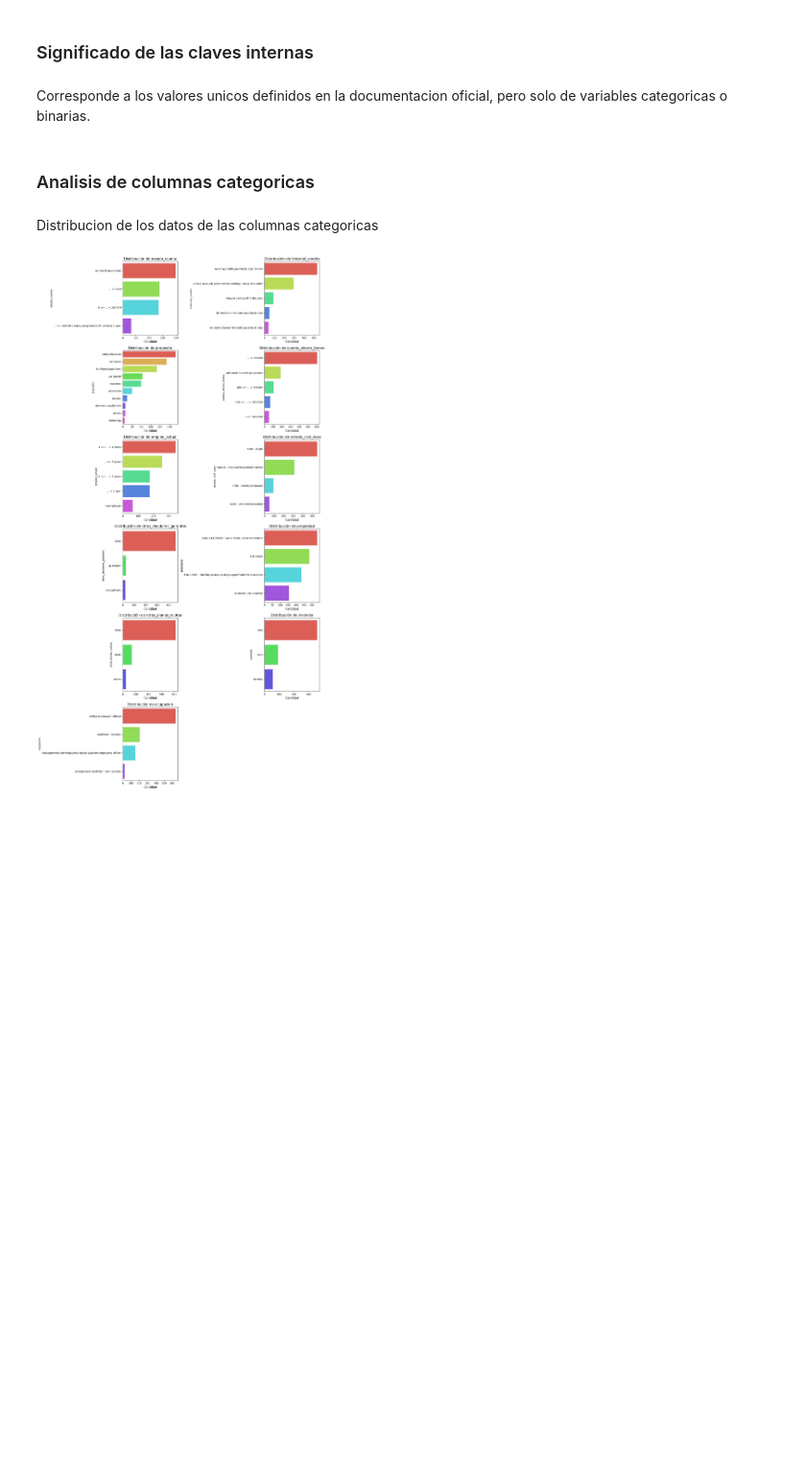
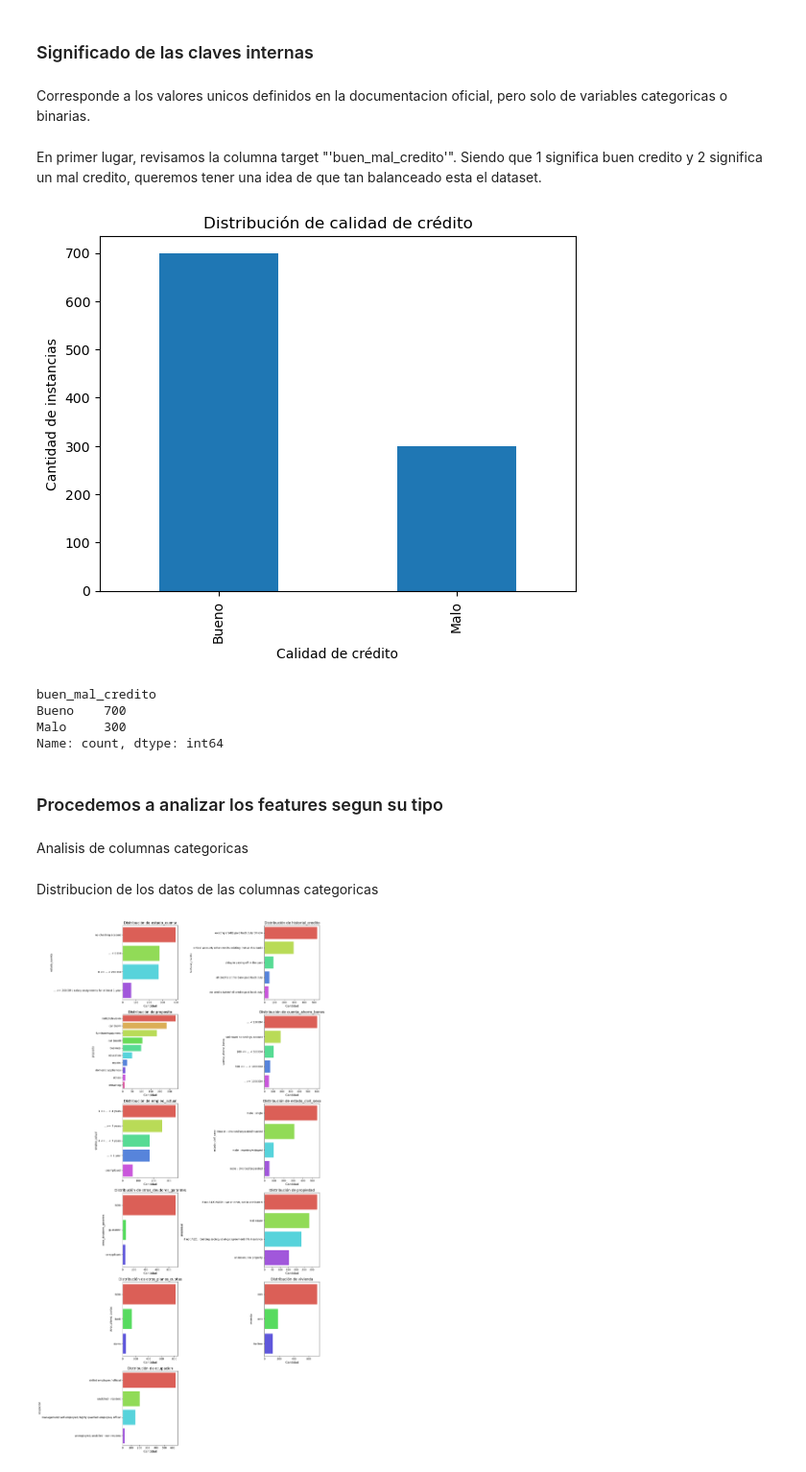
Before and after one commit to ezemartlopez/TP-Integrador-Equidad-en-Aprendizaje-Autom-tico, a Jupyter notebook: 01_Conjunto_datos.ipynb, the cells around one changed output. Shown: that part at 96% size. Drawn from its saved outputs; the diff is of its cells as text; code cells hidden in the pictures; blank space fills up the shorter version.

```diff
--- a/01_Conjunto_datos.ipynb
+++ b/01_Conjunto_datos.ipynb
@@ -306,6 +266,28 @@ valores_unicos_significado = {
         "A202": "no"
     }
 }
+# %% [markdown]
+En primer lugar, revisamos la columna target "'buen_mal_credito'". Siendo que 1 significa buen credito y 2 significa un mal credito, queremos tener una idea de que tan balanceado esta el dataset.
+# %%
+target = df["buen_mal_credito"]
+target = df["buen_mal_credito"].map({1: "Bueno", 2: "Malo"})
+
+target.value_counts().plot(kind="bar")
+plt.xlabel("Calidad de crédito")
+plt.ylabel("Cantidad de instancias")
+plt.title("Distribución de calidad de crédito")
+plt.show()
+# %% [output]
+[figure, added]
+# %%
+print(target.value_counts())
+# %% [output]
+buen_mal_credito
+Bueno    700
+Malo     300
+Name: count, dtype: int64
+# %% [markdown]
+### Procedemos a analizar los features segun su tipo
 # %% [markdown]
-### Analisis de columnas categoricas
+Analisis de columnas categoricas
 # %%
```
Also changed, not shown: parts of 27 cells of this notebook.
